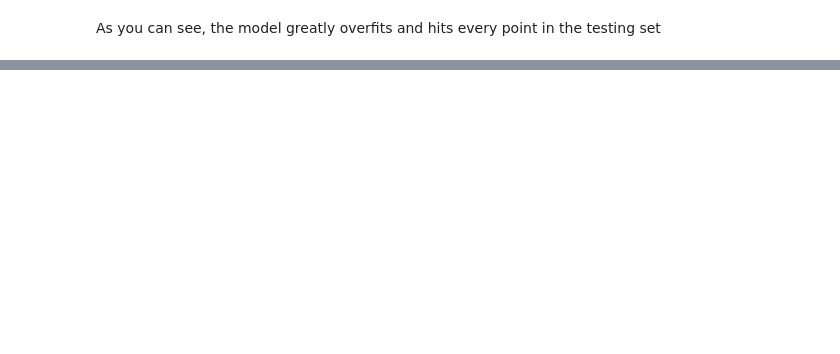
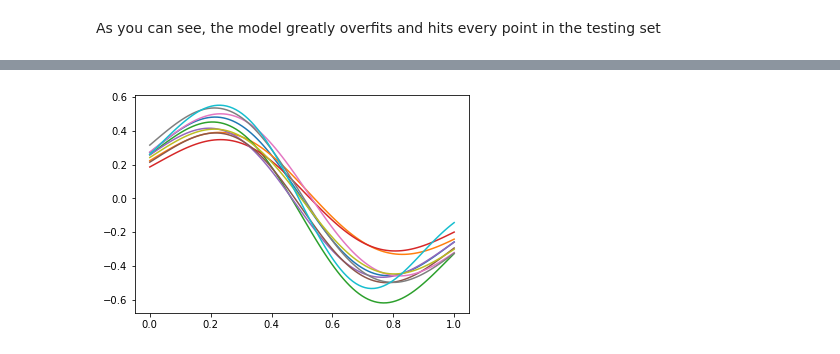
Before and after one commit to graterollin/PRML, a Jupyter notebook: hw3/HW3.ipynb, the cells around one changed output, grey strips where cells are left out. Saved outputs shown, nothing was run; the diff lists cells and outputs as text; code cells hidden in the pictures; blank space fills up the shorter version.

```diff
--- a/hw3/HW3.ipynb
+++ b/hw3/HW3.ipynb
@@ -320,0 +331,70 @@ plt.plot(input_data, sine, testing_set, column_means)
+# %%
+# First let's define a function which will calculate the regularized weights
+def compute_gaussian_weights(design_matrix, true_values, l):
+    # phi^T phi + lambdaI
+    temp = np.matmul(np.transpose(design_matrix), design_matrix)
+    #print("Temp", temp.shape)
+
+    # (phi^T phi + lambdaI)^-1 phi^T
+    #psuedo_inverse = np.linalg.inv(temp) @ design_matrix.transpose()
+    psuedo_inverse = np.matmul(np.linalg.inv(temp + l*np.identity(M)), np.transpose(design_matrix))
+
+    #w_star = psuedo_inverse @ true_values
+    w_star = np.matmul(psuedo_inverse, true_values)
+
+    return w_star
+# %%
+# Now we do the same process with the new regularization
+# Generate 10 training sets
+M = 10
+N = 25
+# Setting regularization term
+l = np.exp(3)
+
+average_gaussian_model_list = []
+
+for i in range(10):
+
+    # create the training set values
+    input_data_gaussian = np.random.uniform(low = 0, high = 1, size = (N,))
+
+    true_values_list_gaussian = []
+
+    # Finding the true values by adding gaussian noise to each point
+    for x in input_data_gaussian:
+        gaussian_noise = np.random.normal(loc = 0, scale = 0.2)
+        true_values_list_gaussian.append(np.sin(2*np.pi*x) + gaussian_noise)
+
+    true_values_gaussian = np.array(true_values_list_gaussian)
+    true_values_gaussian = true_values_gaussian[: , np.newaxis]
+
+    # Find the center for each training set
+    centers_gaussian = construct_centers(input_data_gaussian, M)
+
+    # Find the design matrix at the input_data for each training set
+    design_matrix_list_gaussian = compute_design_matrix(centers_gaussian, input_data_gaussian, M)
+    design_matrix_gaussian = np.array(design_matrix_list_gaussian)
+
+    # Find the optimal weights for each training set
+    optimal_weights_gaussian = compute_gaussian_weights(design_matrix_gaussian, true_values_gaussian, l)
+
+    # NOW THAT THE MODEL (OPTIMAL WEIGHTS) HAS BEEN LEARNED, FEED IN TEST DATA
+    testing_design_matrix_list_gaussian = compute_design_matrix(centers_gaussian, testing_set, M)
+
+    testing_design_matrix_gaussian = np.array(testing_design_matrix_list_gaussian)
+
+    learned_model_testing_gaussian = learned_model(testing_design_matrix_gaussian, optimal_weights_gaussian)
+
+    learned_model_testing_gaussian = np.squeeze(learned_model_testing_gaussian)
+
+    average_gaussian_model_list.append(learned_model_testing_gaussian)
+
+    plt.plot(testing_set, learned_model_testing_gaussian)
+
+# use the model matrix in order to find the average model for plotting
+average_gaussian_model = np.array(average_gaussian_model_list)
+
+# Now average each column in order to get new learned model
+gaussian_column_means = average_gaussian_model.mean(axis=0)
+# %% [output]
+[figure, added]
```
Also changed, not shown: parts of 10 cells of this notebook.
